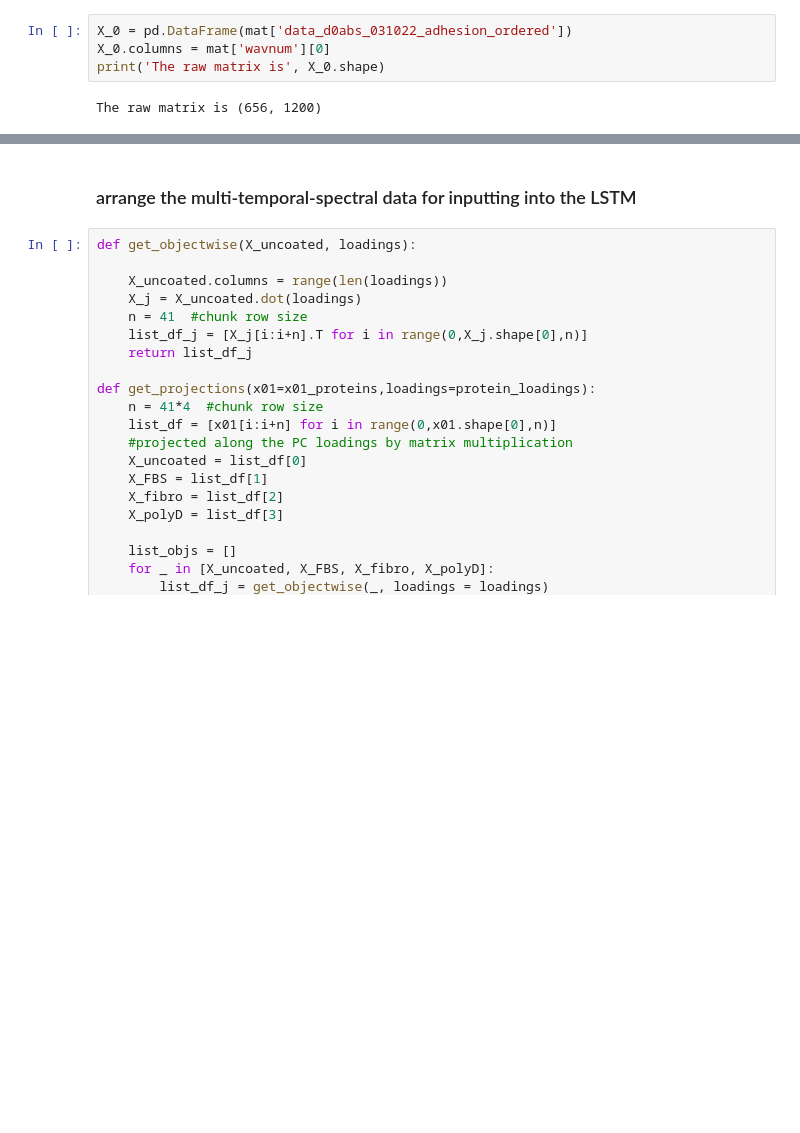
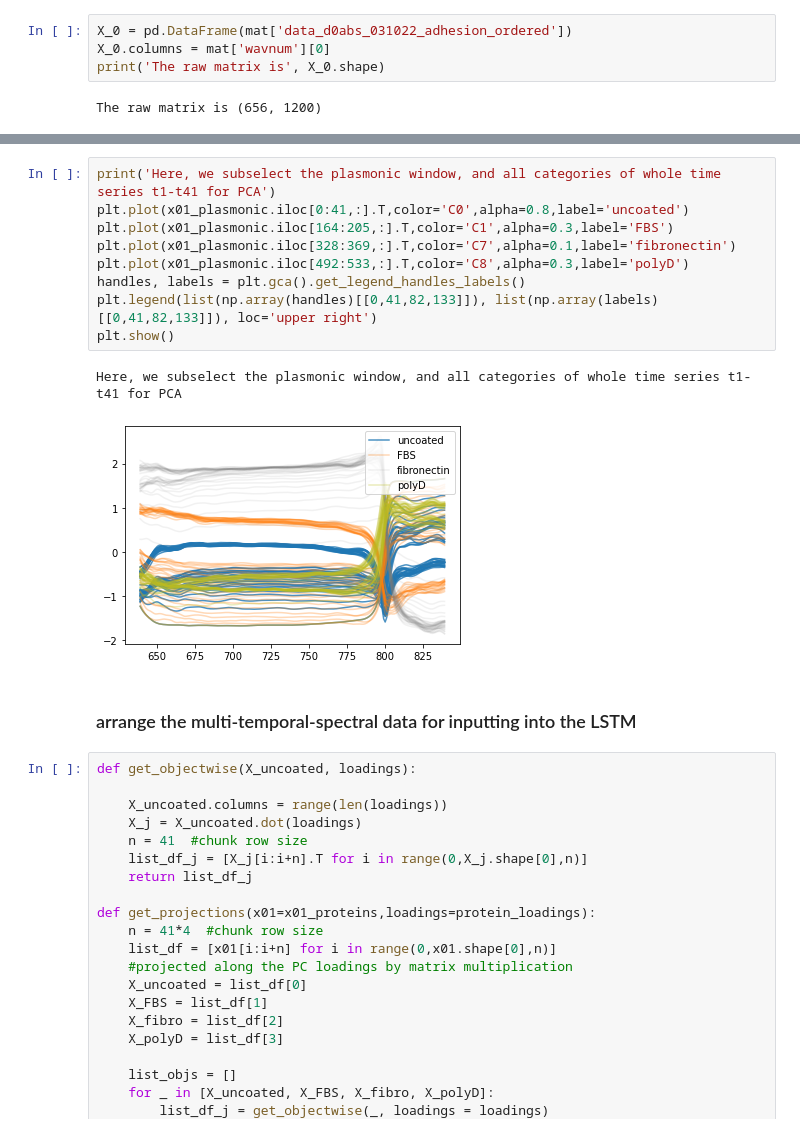
Before and after one commit to Mew233/IRspectral, a Jupyter notebook: spectral_PCA_LSTM-feats.ipynb, the cells around one changed output, grey strips where cells are left out. Drawn from its saved outputs; the diff is of its cells as text; blank space fills up the shorter version.

```diff
--- a/spectral_PCA_LSTM-feats.ipynb
+++ b/spectral_PCA_LSTM-feats.ipynb
@@ -123,3 +122,15 @@ loadings: (188, 2) explained_variance_: (2,)
+# %%
+print('Here, we subselect the plasmonic window, and all categories of whole time series t1-t41 for PCA')
+plt.plot(x01_plasmonic.iloc[0:41,:].T,color='C0',alpha=0.8,label='uncoated')
+plt.plot(x01_plasmonic.iloc[164:205,:].T,color='C1',alpha=0.3,label='FBS')
+plt.plot(x01_plasmonic.iloc[328:369,:].T,color='C7',alpha=0.1,label='fibronectin')
+plt.plot(x01_plasmonic.iloc[492:533,:].T,color='C8',alpha=0.3,label='polyD')
+handles, labels = plt.gca().get_legend_handles_labels()
+plt.legend(list(np.array(handles)[[0,41,82,133]]), list(np.array(labels)[[0,41,82,133]]), loc='upper right')
+plt.show()
+# %% [output]
+Here, we subselect the plasmonic window, and all categories of whole time series t1-t41 for PCA
+[figure, added]
 # %% [markdown]
 ### arrange the multi-temporal-spectral data for inputting into the LSTM
 # %%
```
Also changed, not shown: parts of 16 cells of this notebook, 2 other files.
